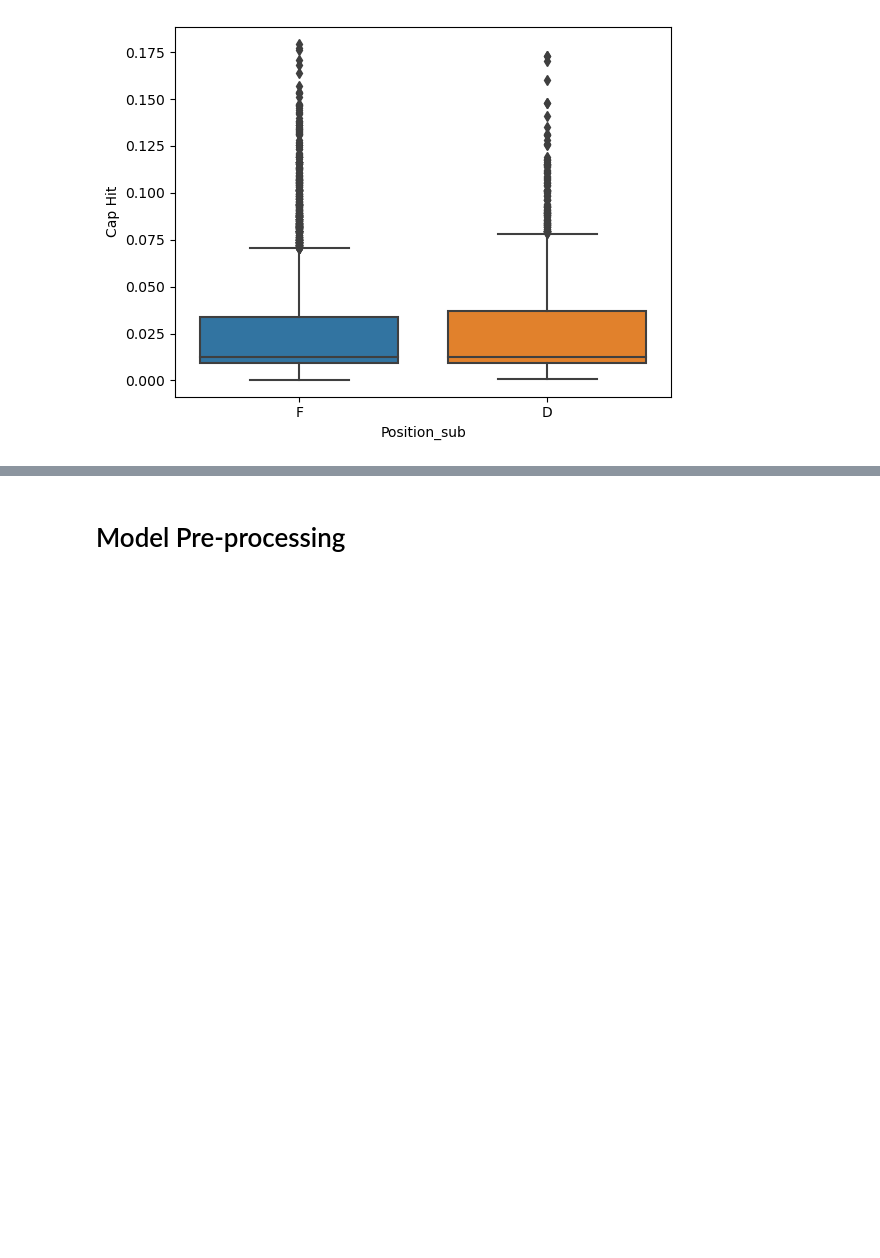
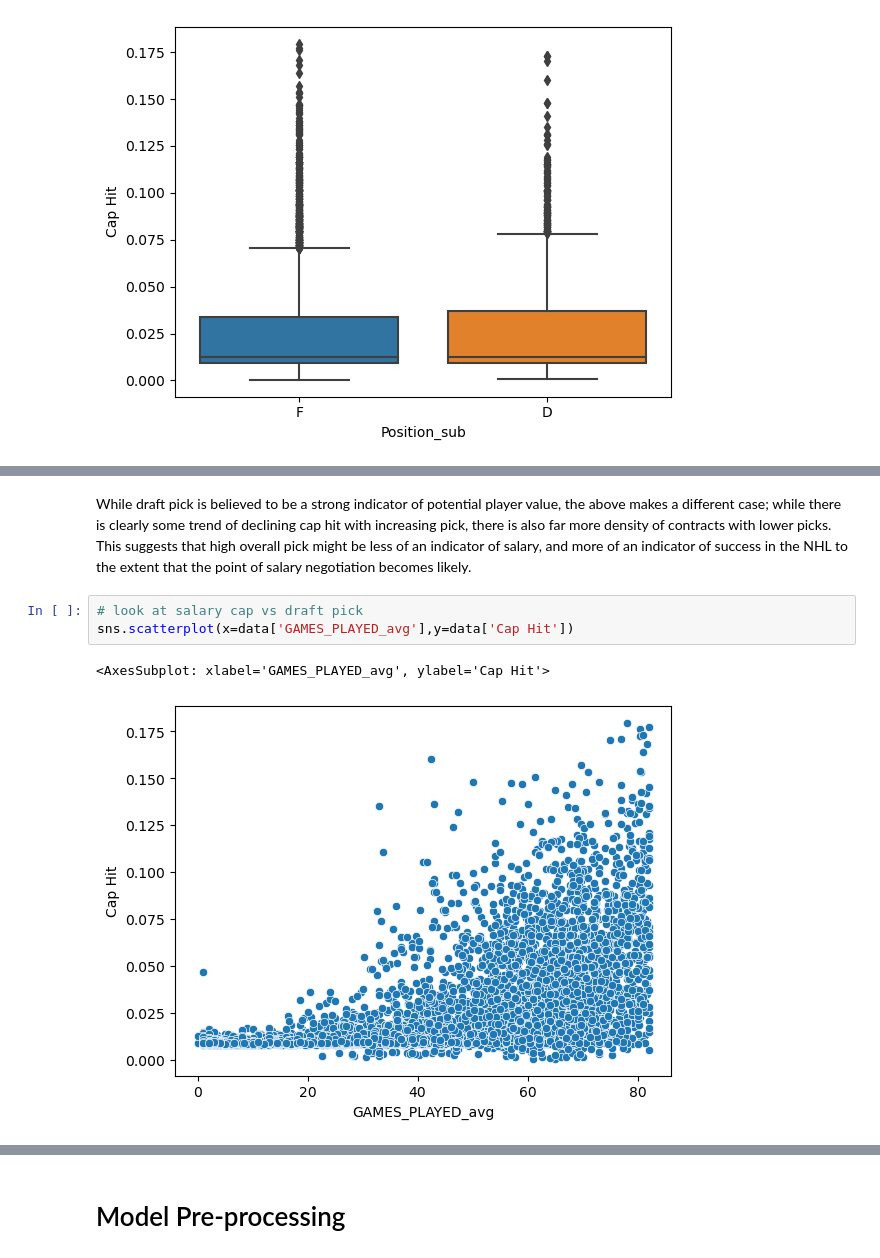
Before and after one commit to adobronyi/nhl_contract_models, a Jupyter notebook: model.ipynb, the cells around one changed output, grey strips where cells are left out. Saved outputs shown, nothing was run; the diff lists cells and outputs as text; blank space fills up the shorter version.

```diff
--- a/model.ipynb
+++ b/model.ipynb
@@ -61,0 +142,8 @@ sns.boxplot(data=data,x='Position_sub',y='Cap Hit')
+# %% [markdown]
+While draft pick is believed to be a strong indicator of potential player value, the above makes a different case; while there is clearly some trend of declining cap hit with increasing pick, there is also far more density of contracts with lower picks. This suggests that high overall pick might be less of an indicator of salary, and more of an indicator of success in the NHL to the extent that the point of salary negotiation becomes likely.
+# %%
+# look at salary cap vs draft pick
+sns.scatterplot(x=data['GAMES_PLAYED_avg'],y=data['Cap Hit'])
+# %% [output]
+<AxesSubplot: xlabel='GAMES_PLAYED_avg', ylabel='Cap Hit'>
+[figure, added]
```
Also changed, not shown: parts of 89 cells of this notebook.
